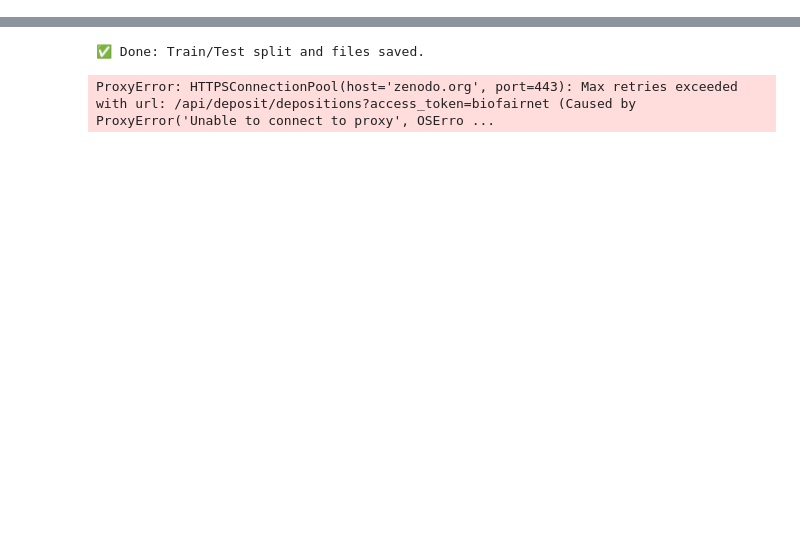
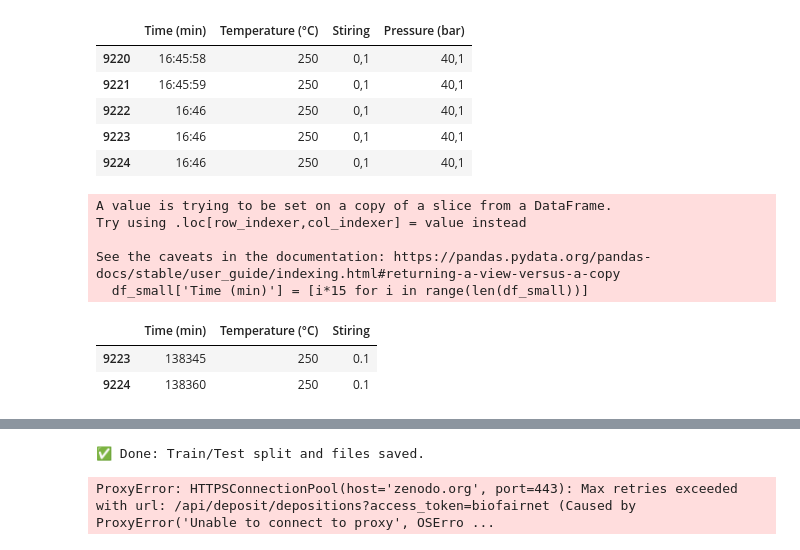
Before and after one commit to Tobi-Wan-Kenob1/GreenInformationFactory_Prototype, a Jupyter notebook: notebooks/split_and_prepare.ipynb, the cells around one changed output, grey strips where cells are left out. Cells and saved outputs as stored; diff of their text form; code cells hidden in the pictures; blank space fills up the shorter version.

```diff
--- a/notebooks/split_and_prepare.ipynb
+++ b/notebooks/split_and_prepare.ipynb
@@ -18,0 +19,13 @@ df.head()
+# %%
+nan_index = df.isnull().any(axis=1).idxmax() if df.isnull().any().any() else len(df)
+
+df_small = df.iloc[:nan_index]
+# %%
+df_small.tail()
+# %% [output]
+|  | Time (min) | Temperature (°C) | Stiring | Pressure (bar) |
+| 9220 | 16:45:58 | 250 | 0,1 | 40,1 |
+| 9221 | 16:45:59 | 250 | 0,1 | 40,1 |
+| 9222 | 16:46 | 250 | 0,1 | 40,1 |
+| 9223 | 16:46 | 250 | 0,1 | 40,1 |
+| 9224 | 16:46 | 250 | 0,1 | 40,1 |
@@ -18,0 +44,8 @@ df.head()
+# %%
+df_small['Time (min)'] = [i*15 for i in range(len(df_small))]
+# %% [output]
+A value is trying to be set on a copy of a slice from a DataFrame.
+Try using .loc[row_indexer,col_indexer] = value instead
+
+See the caveats in the documentation: https://pandas.pydata.org/pandas-docs/stable/user_guide/indexing.html#returning-a-view-versus-a-copy
+  df_small['Time (min)'] = [i*15 for i in range(len(df_small))]
@@ -21,0 +57,6 @@ y = df[["Pressure (bar)"]]
+# %%
+X.tail(2)
+# %% [output]
+|  | Time (min) | Temperature (°C) | Stiring |
+| 9223 | 138345 | 250 | 0.1 |
+| 9224 | 138360 | 250 | 0.1 |
```
Also changed, not shown: parts of 26 cells of this notebook, 5 other files.
